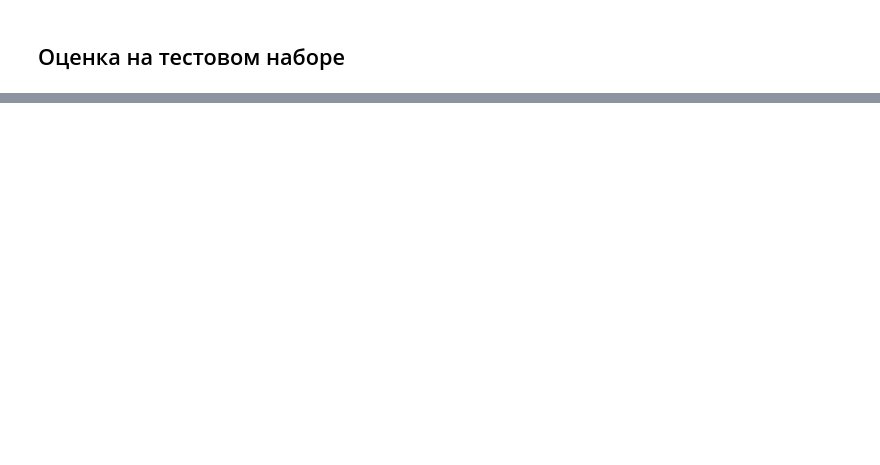
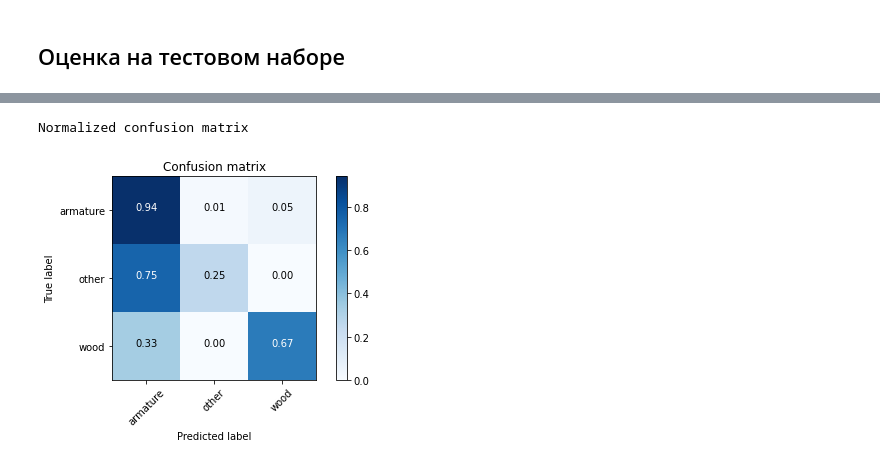
Before and after one commit to alxvmr/ore_ml, a Jupyter notebook: Ore_objectDetection.ipynb, the cells around one changed output, grey strips where cells are left out. Saved outputs shown, nothing was run; the diff lists cells and outputs as text; code cells hidden in the pictures; blank space fills up the shorter version.

```diff
--- a/Ore_objectDetection.ipynb
+++ b/Ore_objectDetection.ipynb
@@ -445,0 +617,4 @@ for ind, val in enumerate(wrong[:100]):
+# %%
+model = resnet_v1(input_shape=(img_width, img_height, 3), depth=20, num_classes=3)
+model.compile(loss='categorical_crossentropy',
+              optimizer=Adam(lr=lr_schedule(0)), metrics=['accuracy'])
@@ -445,0 +679,10 @@ for ind, val in enumerate(wrong[:100]):
+# %%
+# оставим 9 эпох
+batch_size = 50
+epochs = 9
+
+model.fit_generator(
+    train_generator,
+    #steps_per_epoch=nb_train_samples // batch_size,
+    epochs=epochs,
+    validation_data=val_generator)
@@ -445,0 +714,5 @@ for ind, val in enumerate(wrong[:100]):
+# %%
+imgs, labels = pred_generator.next()
+array_imgs = np.transpose(np.asarray([img_to_array(img) for img in imgs]),(0,2,1,3))
+predictions = model.predict(imgs)
+rounded_pred = np.asarray([np.round(i) for i in predictions])
@@ -445,0 +721,9 @@ for ind, val in enumerate(wrong[:100]):
+# %%
+categorical_test_labels = pd.DataFrame(labels).idxmax(axis=1)
+categorical_preds = pd.DataFrame(rounded_pred).idxmax(axis=1)
+confusion_matrix = sklearn.metrics.confusion_matrix(categorical_test_labels, categorical_preds)
+
+plot_confusion_matrix(confusion_matrix, ['armature', 'other', 'wood'], normalize=True)
+# %% [output]
+Normalized confusion matrix
+[figure, added]
```
Also changed, not shown: parts of 28 cells of this notebook.
